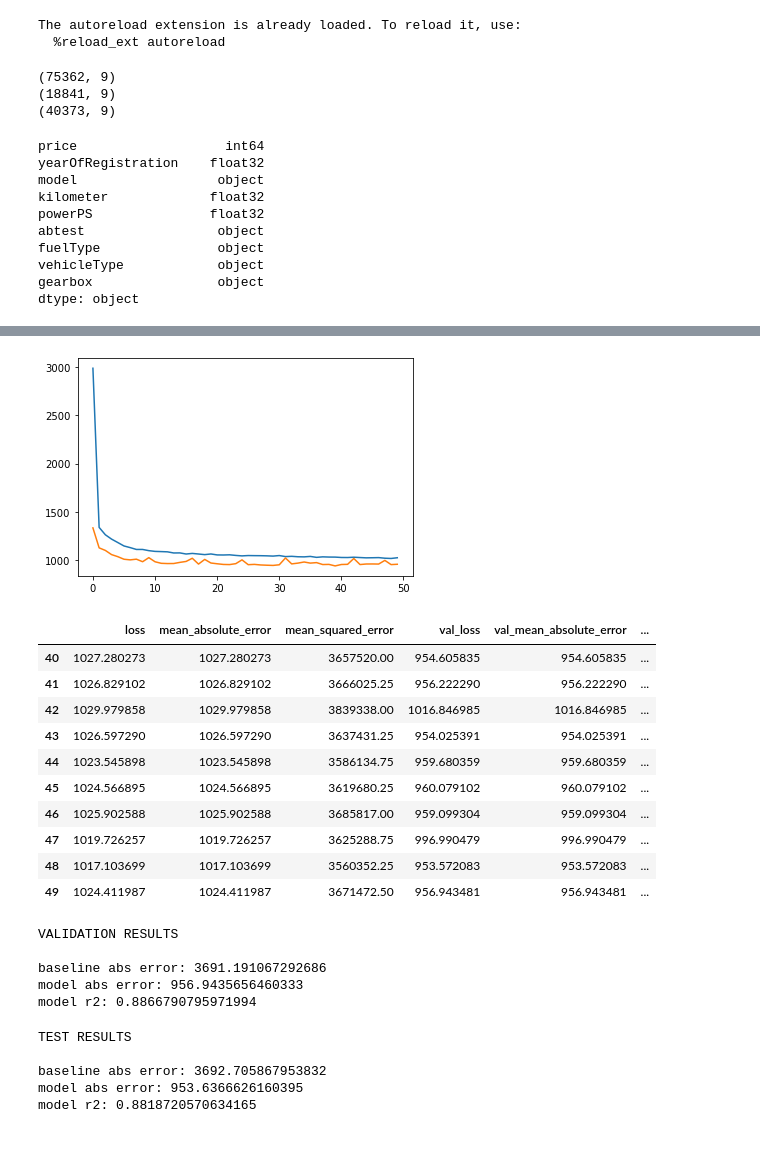
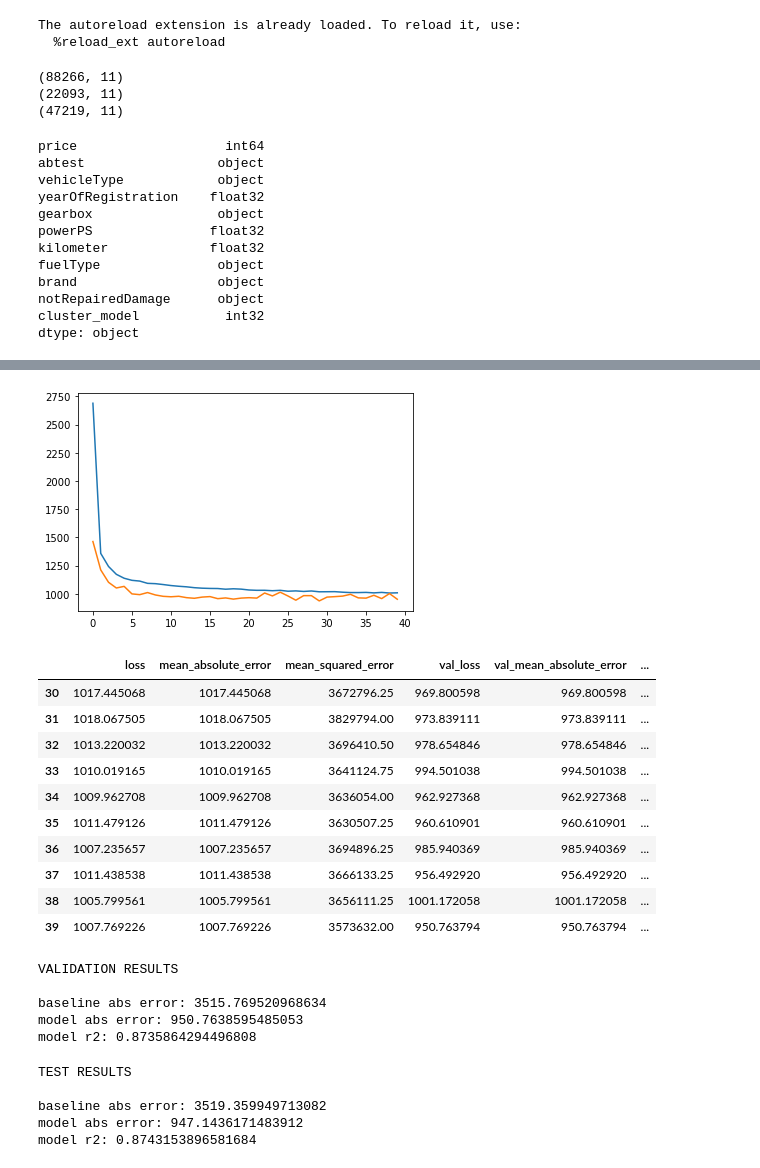
Before and after one commit to mibanell/cars, a Jupyter notebook: create_model.ipynb, the cells around one changed output, grey strips where cells are left out. Saved outputs shown, nothing was run; the diff lists cells and outputs as text; code cells hidden in the pictures.

Commit message:
model v1

```diff
--- a/create_model.ipynb
+++ b/create_model.ipynb
@@ -89,13 +89,21 @@ def feature_columns(data, dataset):
     for header in ['yearOfRegistration', 'powerPS', 'kilometer']:
         feature_columns.append(set_numerical_feature(header))
 
+    feature_columns.append(set_one_hot_feature('abtest', data))
+
     feature_columns.append(set_one_hot_feature('vehicleType', data))
 
     feature_columns.append(set_one_hot_feature('gearbox', data))
 
     feature_columns.append(set_one_hot_feature('fuelType', data))
 
-    feature_columns.append(set_one_hot_feature('model', data))
+    feature_columns.append(set_one_hot_feature('brand', data))
+
+#     feature_columns.append(set_one_hot_feature('model', data))
+
+    feature_columns.append(set_one_hot_feature('cluster_model', data))
+
+    feature_columns.append(set_one_hot_feature('notRepairedDamage', data))
 
 
     feature_layer = layers.DenseFeatures(feature_columns)
@@ -127,26 +135,31 @@ test = preprocessing_fn(
     postalcode_clusters='data/postalcode_clusters.csv'
 )
 
+train = train.dropna()
+val = val.dropna()
+test = test.dropna()
 
 print(train.shape)
 print(val.shape)
 print(test.shape)
 # %% [output]
-(75362, 9)
-(18841, 9)
-(40373, 9)
+(88266, 11)
+(22093, 11)
+(47219, 11)
 # %%
 train.dtypes
 # %% [output]
 price                   int64
+abtest                 object
+vehicleType            object
 yearOfRegistration    float32
-model                  object
+gearbox                object
+powerPS               float32
 kilometer             float32
-powerPS               float32
-abtest                 object
 fuelType               object
-vehicleType            object
-gearbox                object
+brand                  object
+notRepairedDamage      object
+cluster_model           int32
 dtype: object
 # %%
 train_ds = df_to_dataset(dataframe=train, target_name='price', shuffle=True, batch_size=512)
@@ -190,7 +203,7 @@ model = keras.Sequential([
 # Compile Keras model
 model.compile(
     loss='mean_absolute_error',
-    metrics=['mean_absolute_error','mean_squared_error'],
+    metrics=['mean_squared_error'],
     optimizer=keras.optimizers.Adam(learning_rate=lr))
 
 # fit model
@@ -229,15 +242,15 @@ Epoch 50/100
-[figure, old version]
+[figure, new version]
 # %%
 hist.tail(10)
 # %% [output]
 |  | loss | mean_absolute_error | mean_squared_error | val_loss | val_mean_absolute_error | ... |
-| 40 | 1027.280273 | 1027.280273 | 3657520.00 | 954.605835 | 954.605835 | ... |
-| 41 | 1026.829102 | 1026.829102 | 3666025.25 | 956.222290 | 956.222290 | ... |
-| 42 | 1029.979858 | 1029.979858 | 3839338.00 | 1016.846985 | 1016.846985 | ... |
-| 43 | 1026.597290 | 1026.597290 | 3637431.25 | 954.025391 | 954.025391 | ... |
-| 44 | 1023.545898 | 1023.545898 | 3586134.75 | 959.680359 | 959.680359 | ... |
-| 45 | 1024.566895 | 1024.566895 | 3619680.25 | 960.079102 | 960.079102 | ... |
-| 46 | 1025.902588 | 1025.902588 | 3685817.00 | 959.099304 | 959.099304 | ... |
-| 47 | 1019.726257 | 1019.726257 | 3625288.75 | 996.990479 | 996.990479 | ... |
-| 48 | 1017.103699 | 1017.103699 | 3560352.25 | 953.572083 | 953.572083 | ... |
-| 49 | 1024.411987 | 1024.411987 | 3671472.50 | 956.943481 | 956.943481 | ... |
+| 30 | 1017.445068 | 1017.445068 | 3672796.25 | 969.800598 | 969.800598 | ... |
+| 31 | 1018.067505 | 1018.067505 | 3829794.00 | 973.839111 | 973.839111 | ... |
+| 32 | 1013.220032 | 1013.220032 | 3696410.50 | 978.654846 | 978.654846 | ... |
+| 33 | 1010.019165 | 1010.019165 | 3641124.75 | 994.501038 | 994.501038 | ... |
+| 34 | 1009.962708 | 1009.962708 | 3636054.00 | 962.927368 | 962.927368 | ... |
+| 35 | 1011.479126 | 1011.479126 | 3630507.25 | 960.610901 | 960.610901 | ... |
+| 36 | 1007.235657 | 1007.235657 | 3694896.25 | 985.940369 | 985.940369 | ... |
+| 37 | 1011.438538 | 1011.438538 | 3666133.25 | 956.492920 | 956.492920 | ... |
+| 38 | 1005.799561 | 1005.799561 | 3656111.25 | 1001.172058 | 1001.172058 | ... |
+| 39 | 1007.769226 | 1007.769226 | 3573632.00 | 950.763794 | 950.763794 | ... |
@@ -261,9 +276,9 @@ print('model r2: ' + str(r2_score(val.price, val.price_pred)))
 # %% [output]
 VALIDATION RESULTS
 
-baseline abs error: 3691.191067292686
-model abs error: 956.9435656460333
-model r2: 0.8866790795971994
+baseline abs error: 3515.769520968634
+model abs error: 950.7638595485053
+model r2: 0.8735864294496808
 # %%
 # Test results
 print('TEST RESULTS\n')
@@ -286,9 +301,9 @@ print('model r2: ' + str(r2_score(test.price, test.price_pred)))
 # %% [output]
 TEST RESULTS
 
-baseline abs error: 3692.705867953832
-model abs error: 953.6366626160395
-model r2: 0.8818720570634165
+baseline abs error: 3519.359949713082
+model abs error: 947.1436171483912
+model r2: 0.8743153896581684
 # %%
 plt.scatter(test.price, test_pred, alpha=0.2)
 plt.xlim([0, test.price.max()])
```
Also changed, not shown: parts of 10 cells of this notebook, 3 other files.
